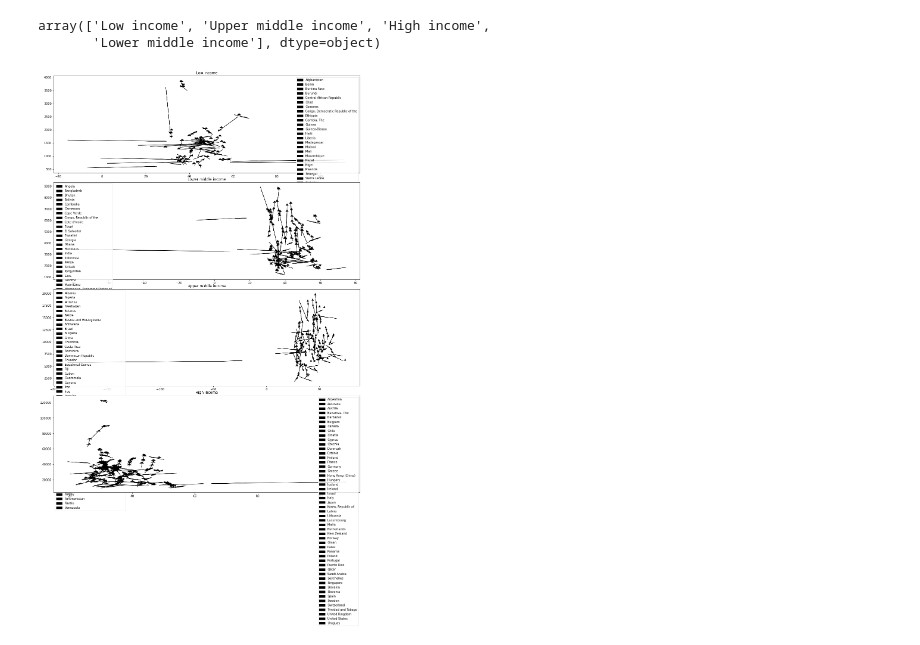
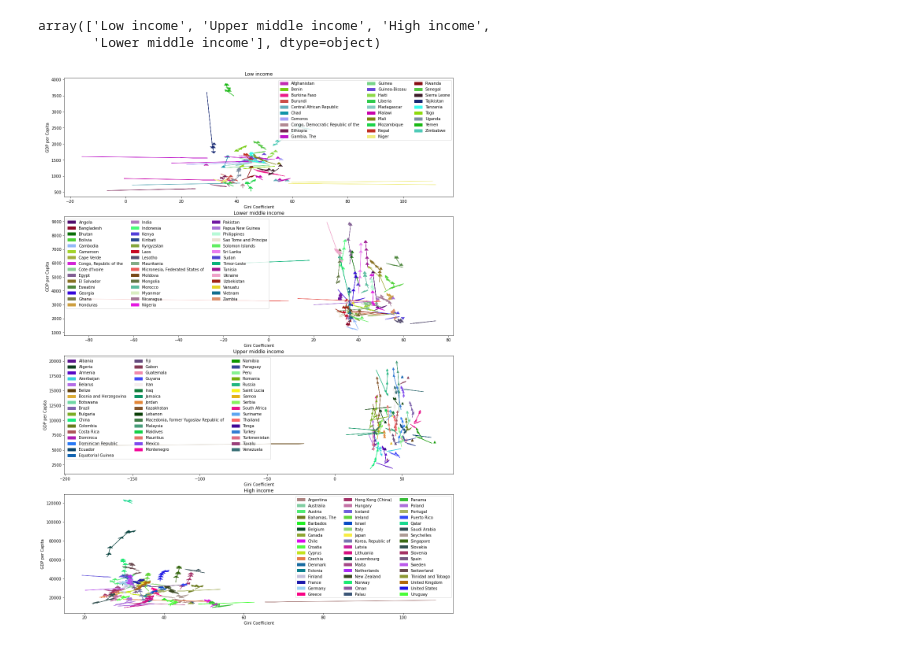
Before and after one commit to alansun17904/data_challenge_22w, a Jupyter notebook: Task 1.ipynb, the cells around one changed output. Cells and saved outputs as stored; diff of their text form; code cells hidden in the pictures.

Commit message:
visualization for RQ2 complete: need to write analysis

```diff
--- a/Task 1.ipynb
+++ b/Task 1.ipynb
@@ -84,22 +85,26 @@ for ig in ['Low income', 'Lower middle income','Upper middle income', 'High inco
     analyses.append(incomegroup)
 # %%
 fig,axes = plt.subplots(4,figsize=(15,20))
-fig.tight_layout()
+fig.tight_layout(pad=3.0)
 for i,ig in enumerate(['Low income', 'Lower middle income','Upper middle income', 'High income']):
     _maxgdp = df[df.incomegroup==ig]['gdp_ppp_pc_usd2011'].max()
     _maxgii = df[df.incomegroup==ig]['gini_reported'].max()
     for data,country in analyses[i]:
         c = []
         if len(data) == 0: continue
         initial = data[0]
+        (r,g,b) = random(), random(), random()
         for j, dp in enumerate(data[1:]):
             c.append(axes[i].arrow(initial[0], initial[1],
                           dp[0] - initial[0],dp[1] - initial[1],
-                          width=0.01,color="k",head_starts_at_zero=True,label=country if j==0 else "",
+                          width=0.01,head_starts_at_zero=True,label=country if j==0 else "",
+                          color=(r,g,b),
                           head_width=_maxgii*0.02, head_length=_maxgdp*0.015,overhang=0.2,))
             initial = data[j+1]
-        axes[i].legend()
+        axes[i].legend(ncol=3)
     axes[i].set_title(ig)
+    axes[i].set_xlabel('Gini Coefficient')
+    axes[i].set_ylabel('GDP per Capita')
 plt.show()
 # %% [output]
-[figure, old version]
+[figure, new version]
```
Also changed, not shown: parts of 1 cell of this notebook.
